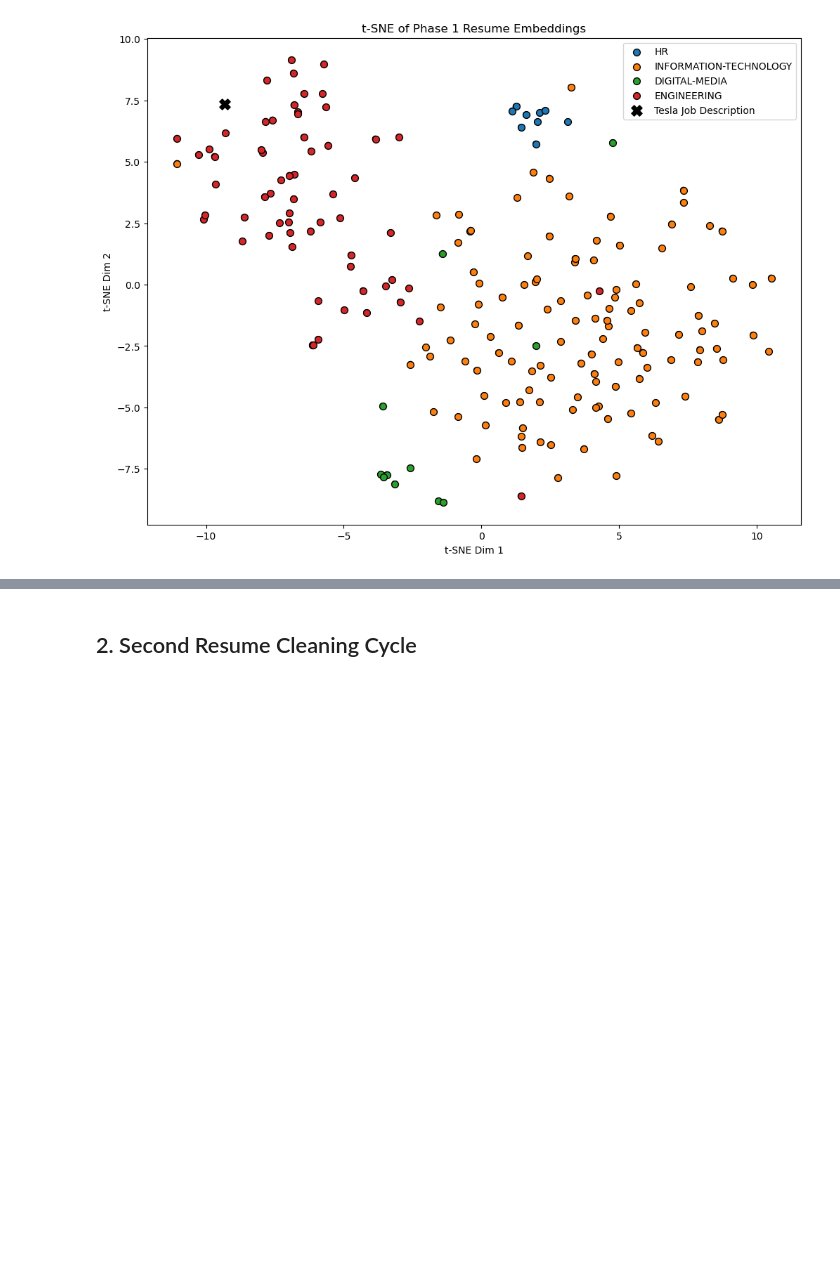
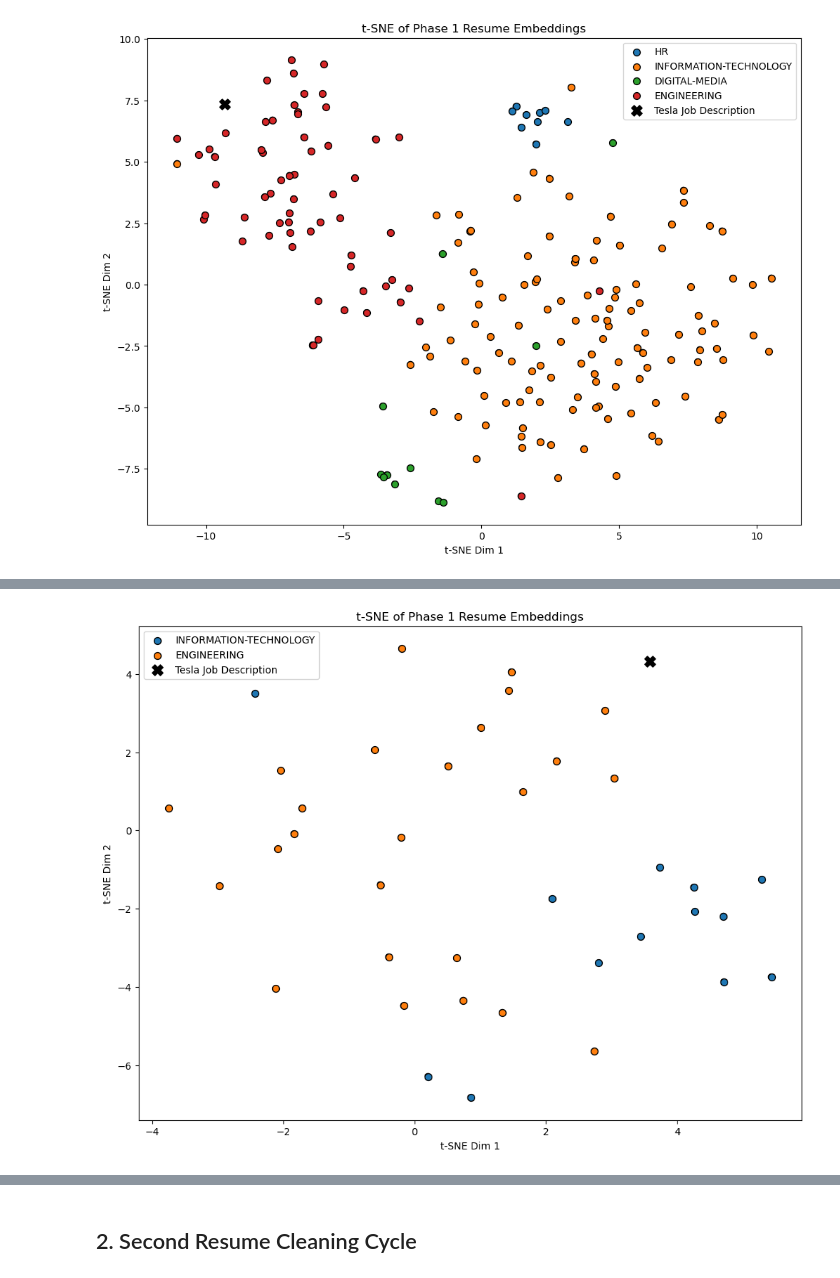
Before and after one commit to henry-AY/ResumeScreening, a Jupyter notebook: Resume_Screening.ipynb, the cells around one changed output, grey strips where cells are left out. Drawn from its saved outputs; the diff is of its cells as text; code cells hidden in the pictures; blank space fills up the shorter version.

```diff
--- a/Resume_Screening.ipynb
+++ b/Resume_Screening.ipynb
@@ -574,3 +591,64 @@ memory usage: 2.0+ KB
 | 225 | 52246737 | INFORMATION TECHNOLOGY PROVISIONI... | INFORMATION-TECHNOLOGY | information technology provisioni... | Associate | True | 0.440459 |
 | 248 | 19201175 | INFORMATION TECHNOLOGY SPECIALIST... | INFORMATION-TECHNOLOGY | information technology specialist... | High School | True | 0.440902 |
 | 253 | 22450718 | INFORMATION TECHNOLOGY SPECIALIST... | INFORMATION-TECHNOLOGY | information technology specialist... | Bachelor | True | 0.432311 |
+# %%
+# Graphing resume embeddings with computed similarity
+# https://medium.com/analytics-vidhya/visualising-embeddings-with-t-sne-b54bf6b635f
+
+resume_embeddings = df_tech_cleaned['Cleaned_str'].apply(lambda x: m_SBERT.encode(x))
+resume_embeddings = np.vstack(resume_embeddings)
+all_embeddings = np.vstack([resume_embeddings, tesla_job_embeddings])
+
+# Perplexity is too high, so update it to a number between 5 and 30 based on neighbors
+n_samples = all_embeddings.shape[0]
+l_perplexity = min(30, max(2, math.floor(n_samples / 3)))
+
+tsne = TSNE(random_state = 0, max_iter = 1000, metric = 'cosine', perplexity = l_perplexity)
+tnse_fitted = tsne.fit_transform(all_embeddings)
+
+df_tnse_fitted = pd.DataFrame()
+
+# Add ID and cosine similarity
+df_tnse_fitted['Category'] = df_tech_cleaned['Category']
+categories = df_tnse_fitted['Category'].astype('category')
+color_codes = categories.cat.codes
+
+df_tnse_fitted['X'] = tnse_fitted[:-1,0]
+df_tnse_fitted['Y'] = tnse_fitted[:-1,1]
+
+# Job description
+x_job = tnse_fitted[-1, 0]
+y_job = tnse_fitted[-1, 1]
+
+# Plot everything
+plt.figure(figsize=(12, 9))
+scatter = plt.scatter(df_tnse_fitted['X'], df_tnse_fitted['Y'], c = color_codes, edgecolors='black')
+
+# I had to use ChatGPT for this part because honestly, I have no idea how to do this and couldn't find a way
+# I asked the TA if it was okay during a check-in, and she said it was okay.
+unique_categories = df_tnse_fitted['Category'].unique()
+colors = plt.cm.tab10.colors
+
+# Loop through each category to plot them one by one
+for idx, category in enumerate(unique_categories):
+    subset = df_tnse_fitted[df_tnse_fitted['Category'] == category]
+    plt.scatter(
+        subset['X'], subset['Y'],
+        color=colors[idx % len(colors)],
+        edgecolors='black',
+        label=category,
+        s=50
+    )
+# Till this part
+
+# Plotting job position embeddings as a marker
+plt.scatter(x_job, y_job, color='black', marker='X', s=120, label='Tesla Job Description', zorder=10)
+
+# Axis labels and title
+plt.xlabel("t-SNE Dim 1")
+plt.ylabel("t-SNE Dim 2")
+plt.title("t-SNE of Phase 1 Resume Embeddings")
+plt.legend()
+plt.show()
+# %% [output]
+[figure, added]
```
Also changed, not shown: parts of 9 cells of this notebook.
